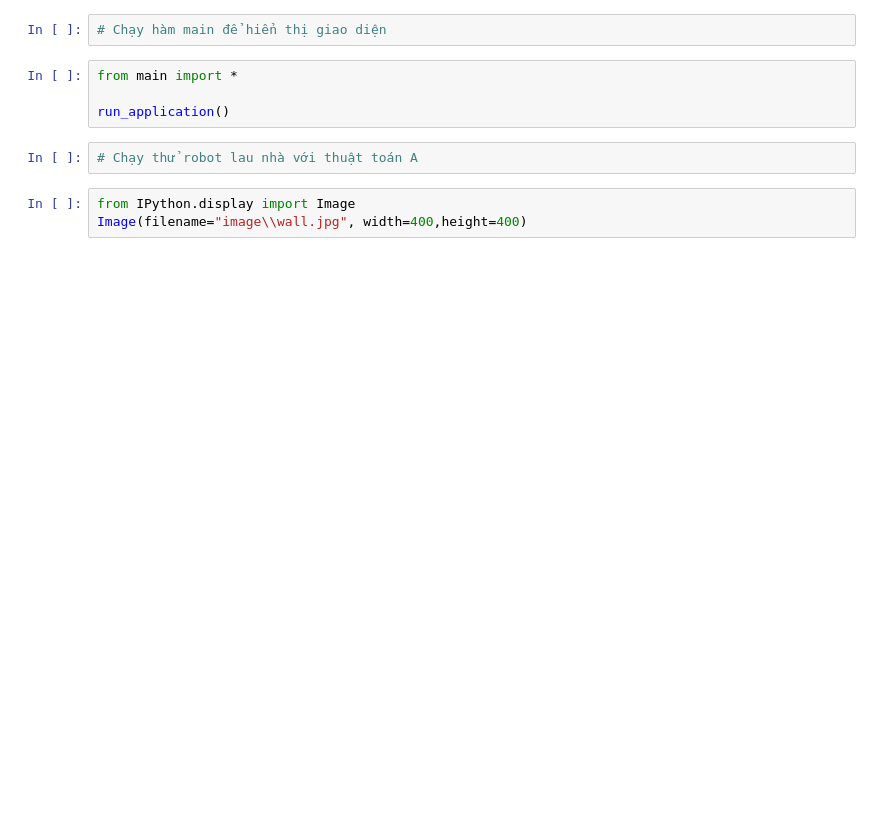
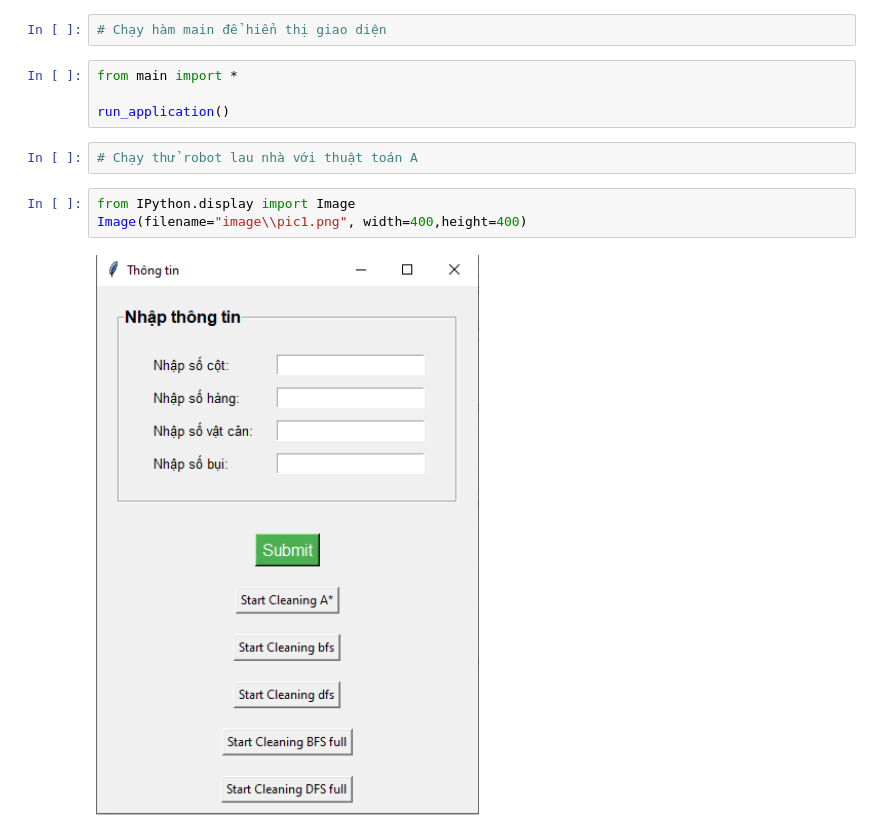
Before and after one commit to VTsuyyy/Demo_AI_Vacuum, a Jupyter notebook: intro_to_AI.ipynb, the cells around one changed output. Cells and saved outputs as stored; diff of their text form; blank space fills up the shorter version.

```diff
--- a/intro_to_AI.ipynb
+++ b/intro_to_AI.ipynb
@@ -8,4 +8,6 @@ run_application()
 # Chạy thử robot lau nhà với thuật toán A
 # %%
 from IPython.display import Image
-Image(filename="image\\wall.jpg", width=400,height=400)
+Image(filename="image\\pic1.png", width=400,height=400)
+# %% [output]
+[figure, added]
```
Also changed, not shown: parts of 2 cells of this notebook, 7 other files.
